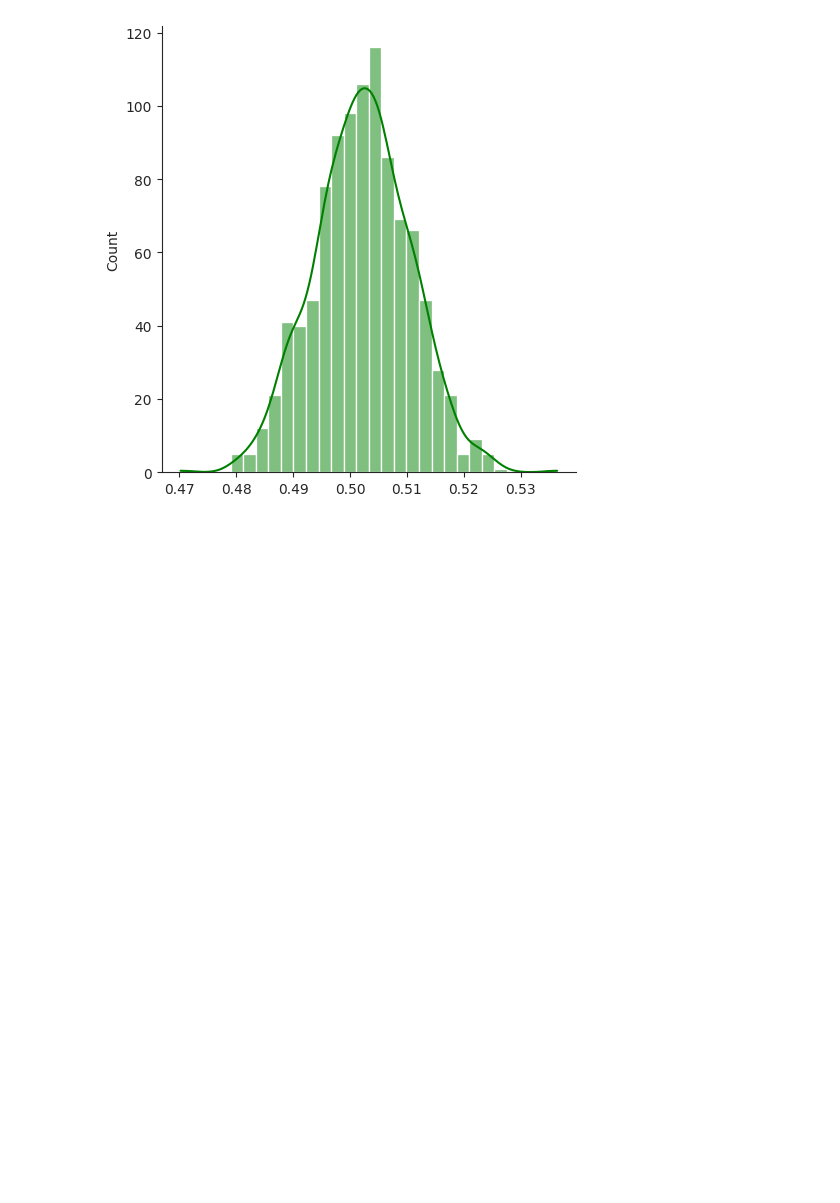
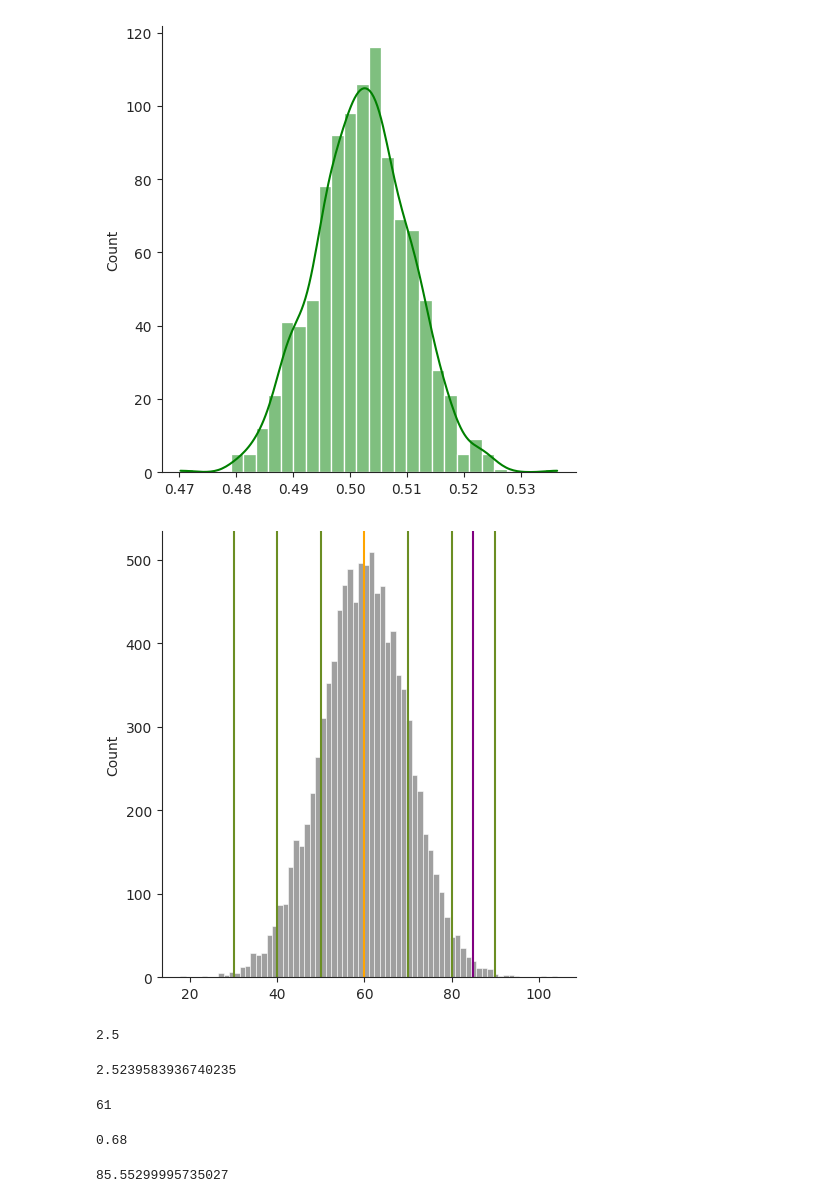
Before and after one commit to Muhamadkamil53/Smoking-Habit, a Jupyter notebook: Smoking.ipynb, the cells around one changed output. Drawn from its saved outputs; the diff is of its cells as text; code cells hidden in the pictures; blank space fills up the shorter version.

```diff
--- a/Smoking.ipynb
+++ b/Smoking.ipynb
@@ -391,3 +388,34 @@ mu = 60
 sigma = 10
 # %%
 x = np.random.normal(mu, sigma, 10000)
+# %%
+sns.displot(x, color='gray')
+ax.set_xlim(50, 100)
+plt.axvline(mu, color='orange')
+for v in [-3, -2, -1, 1, 2, 3]:
+    plt.axvline(mu+v*sigma, color='olivedrab')
+_ = plt.axvline(x_i, color='purple')
+# %% [output]
+[figure, added]
+# %%
+z = (x_i - mu)/sigma
+z
+# %% [output]
+2.5
+# %%
+z = (x_i - np.mean(x))/np.std(x)
+z
+# %% [output]
+2.5239583936740235
+# %%
+len(np.where(x > 85)[0])
+# %% [output]
+61
+# %%
+100*68/10000
+# %% [output]
+0.68
+# %%
+np.percentile(x, 99.5)
+# %% [output]
+85.55299995735027
```
Also changed, not shown: parts of 61 cells of this notebook.
